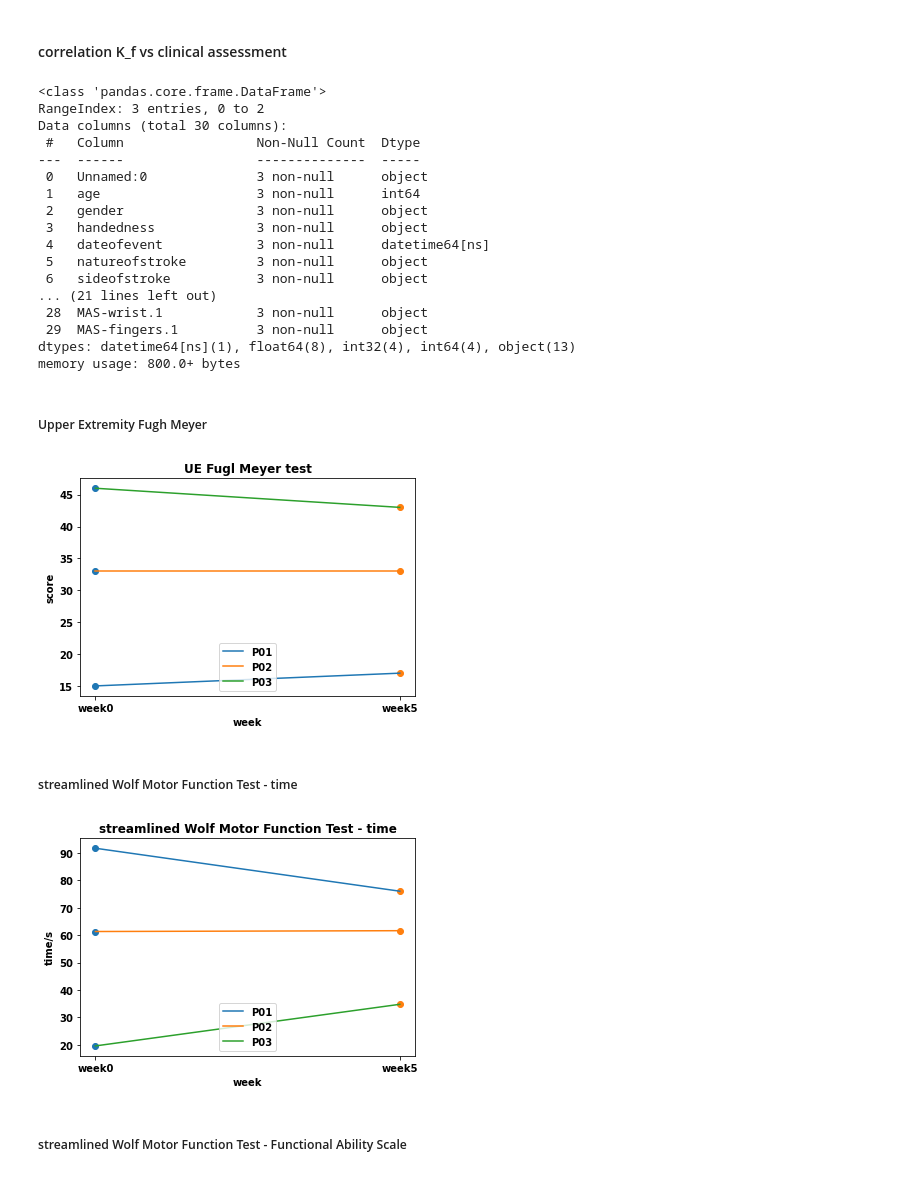
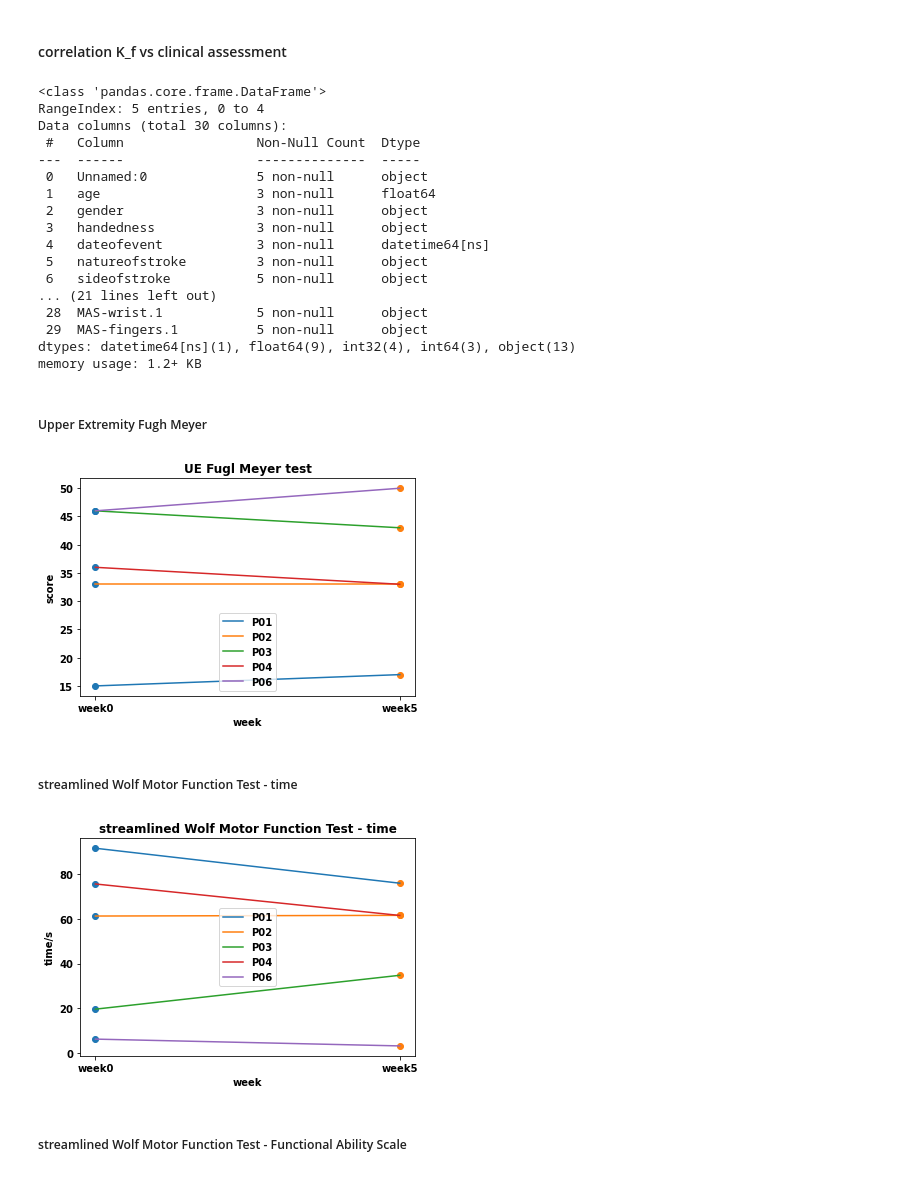
Before and after one commit to doscsy12/robotic_hometherapy, a Jupyter notebook: EDA_K_f.ipynb, the cells around one changed output. Cells and saved outputs as stored; diff of their text form; code cells hidden in the pictures.

```diff
--- a/EDA_K_f.ipynb
+++ b/EDA_K_f.ipynb
@@ -29,7 +29,7 @@ list_of_kagers = []
 list_of_kagers = [pd.read_csv(filename) for filename in glob.glob(path + '*_K_f.csv')]
 # %%
 # xlsx = pd.ExcelFile('./data/Clinical_001_003.xlsx')
-clinical = pd.read_excel('./data/Clinical_001_003.xlsx',header=1)
+clinical = pd.read_excel('./data/Clinical_001_006.xlsx',header=1)
 # %%
 clinical
 # %% [output]
@@ -114,22 +116,22 @@ plt.show();
 clinical.info()
 # %% [output]
 <class 'pandas.core.frame.DataFrame'>
-RangeIndex: 3 entries, 0 to 2
+RangeIndex: 5 entries, 0 to 4
 Data columns (total 30 columns):
  #   Column                 Non-Null Count  Dtype
 ---  ------                 --------------  -----
- 0   Unnamed:0              3 non-null      object
- 1   age                    3 non-null      int64
+ 0   Unnamed:0              5 non-null      object
+ 1   age                    3 non-null      float64
  2   gender                 3 non-null      object
  3   handedness             3 non-null      object
  4   dateofevent            3 non-null      datetime64[ns]
  5   natureofstroke         3 non-null      object
- 6   sideofstroke           3 non-null      object
+ 6   sideofstroke           5 non-null      object
 ... (21 lines left out)
- 28  MAS-wrist.1            3 non-null      object
- 29  MAS-fingers.1          3 non-null      object
-dtypes: datetime64[ns](1), float64(8), int32(4), int64(4), object(13)
-memory usage: 800.0+ bytes
+ 28  MAS-wrist.1            5 non-null      object
+ 29  MAS-fingers.1          5 non-null      object
+dtypes: datetime64[ns](1), float64(9), int32(4), int64(3), object(13)
+memory usage: 1.2+ KB
 # %%
 clinical['diff_fuglmeyer'] = clinical['ULfuglmeyer.1'] - clinical['ULfuglmeyer']
 clinical['diff_SWMFT-time'] = clinical['SWMFT-time.1'] - clinical['SWMFT-time']
@@ -152,29 +154,29 @@ for xe, ye in zip(x, y):
     plt.scatter([xe] * len(ye), ye)
 
 lineObjects = plt.plot(x, y)
-plt.legend(iter(lineObjects), ('P01', 'P02', 'P03'))
+plt.legend(iter(lineObjects), ('P01', 'P02', 'P03', 'P04', 'P06'))
 # connectpoints(x,y,0,1)
 plt.title('UE Fugl Meyer test')
 plt.xlabel('week')
 plt.ylabel('score')
 plt.show();
 # %% [output]
-[figure, old version]
+[figure, new version]
 # %% [markdown]
 ##### streamlined Wolf Motor Function Test - time
 # %%
 y = [clinical['SWMFT-time'],clinical['SWMFT-time.1']]
 # plot SWMFT-time
 for xe, ye in zip(x, y):
     plt.scatter([xe] * len(ye), ye)
 lineObjects = plt.plot(x, y)
-plt.legend(iter(lineObjects), ('P01', 'P02', 'P03'))
+plt.legend(iter(lineObjects), ('P01', 'P02', 'P03', 'P04', 'P06'))
 plt.title('streamlined Wolf Motor Function Test - time')
 plt.xlabel('week')
 plt.ylabel('time/s')
 plt.show();
 # %% [output]
-[figure, old version]
+[figure, new version]
 # %% [markdown]
 ##### streamlined Wolf Motor Function Test - Functional Ability Scale
 # %%
```
Also changed, not shown: parts of 12 cells of this notebook.
